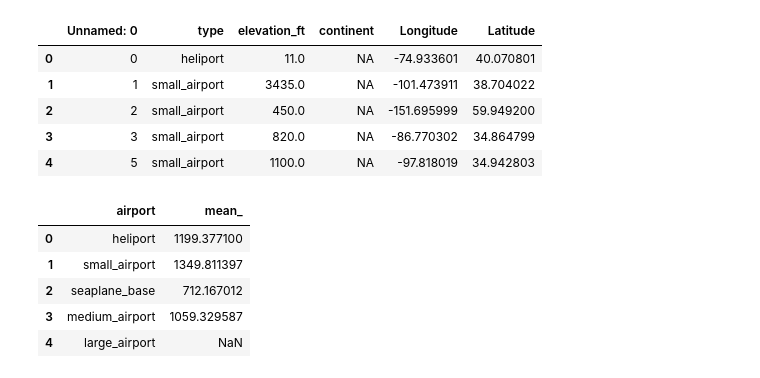
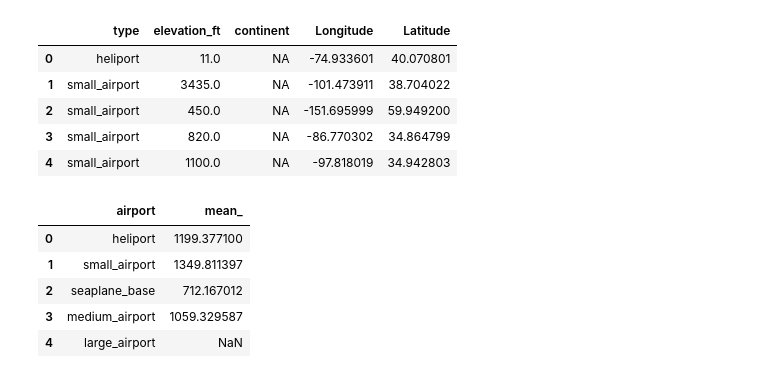
Before and after one commit to taehyun53/Global-Airport-Recommendation-System-, a Jupyter notebook: notebooks/exploratory data analysis.ipynb, the cells around one changed output. Drawn from its saved outputs; the diff is of its cells as text; code cells hidden in the pictures.

```diff
--- a/notebooks/exploratory data analysis.ipynb
+++ b/notebooks/exploratory data analysis.ipynb
@@ -1,22 +1,22 @@
 # %%
 import pandas as pd
 import numpy as np
 import matplotlib.pyplot as plt
 import seaborn as sns
 import scipy.stats as stats
 from scipy.stats import f_oneway
 from statsmodels.stats.multicomp import pairwise_tukeyhsd
 
-df = pd.read_csv('/Users/taehyun/Dropbox/Springboard/Projects/airport-codes/data/df.csv')
+df = pd.read_csv('/Users/taehyun/Dropbox/Springboard/Projects/airport-codes/data/df.csv').iloc[:,1:]
 df.continent.replace(np.nan,'NA',inplace=True)
 df.head()
 # %% [output]
-|  | Unnamed: 0 | type | elevation_ft | continent | Longitude | Latitude |
-| 0 | 0 | heliport | 11.0 | NA | -74.933601 | 40.070801 |
-| 1 | 1 | small_airport | 3435.0 | NA | -101.473911 | 38.704022 |
-| 2 | 2 | small_airport | 450.0 | NA | -151.695999 | 59.949200 |
-| 3 | 3 | small_airport | 820.0 | NA | -86.770302 | 34.864799 |
-| 4 | 5 | small_airport | 1100.0 | NA | -97.818019 | 34.942803 |
+|  | type | elevation_ft | continent | Longitude | Latitude |
+| 0 | heliport | 11.0 | NA | -74.933601 | 40.070801 |
+| 1 | small_airport | 3435.0 | NA | -101.473911 | 38.704022 |
+| 2 | small_airport | 450.0 | NA | -151.695999 | 59.949200 |
+| 3 | small_airport | 820.0 | NA | -86.770302 | 34.864799 |
+| 4 | small_airport | 1100.0 | NA | -97.818019 | 34.942803 |
 # %%
 mean_df_f = pd.read_csv('/Users/taehyun/Dropbox/Springboard/Projects/airport-codes/data/mean_df.csv').iloc[:,1:]
 mean_df_f.head()
```
Also changed, not shown: parts of 10 cells of this notebook, 20 other files.
